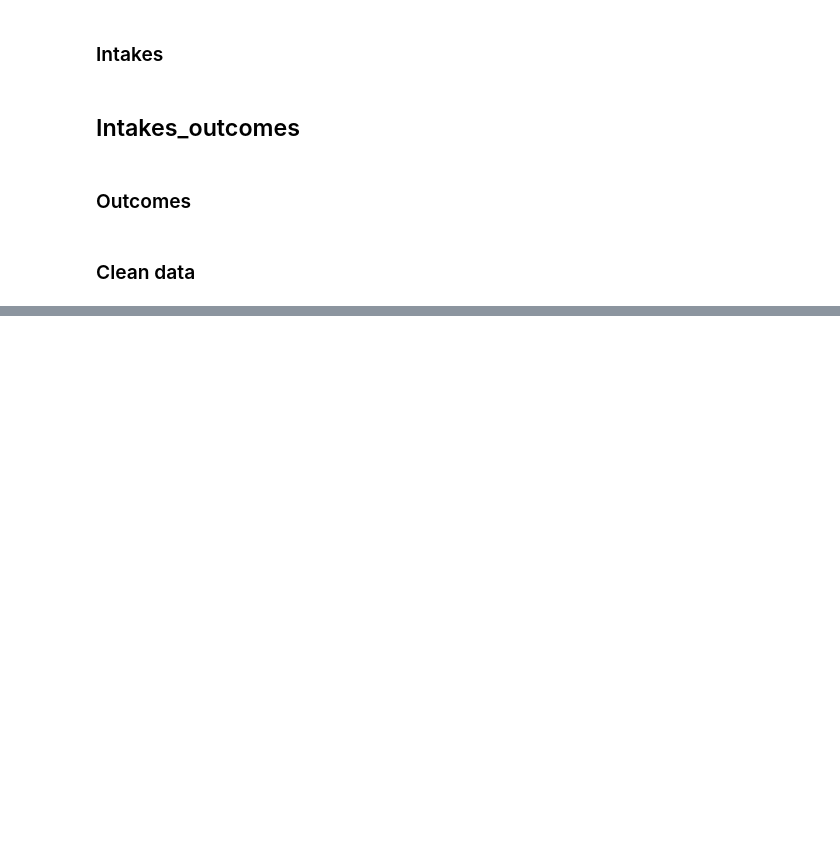
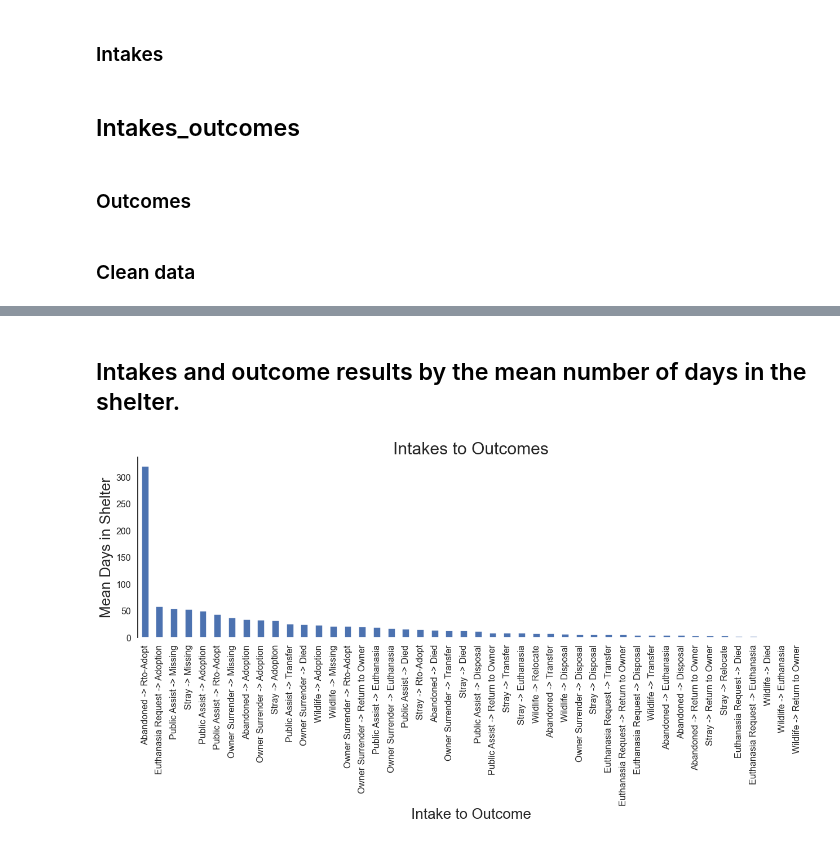
Before and after one commit to BZaldua/animal-shelter-AI, a Jupyter notebook: Shelter_Analysis.ipynb, the cells around one changed output, grey strips where cells are left out. Drawn from its saved outputs; the diff is of its cells as text; code cells hidden in the pictures; blank space fills up the shorter version.

```diff
--- a/Shelter_Analysis.ipynb
+++ b/Shelter_Analysis.ipynb
@@ -51,0 +253,18 @@ df_outcomes.drop('monthyear', axis=1, inplace=True)
+# %% [markdown]
+##  Intakes and outcome results by the mean number of days in the shelter.
+# %%
+in_out_df['time_in_shelter'] = pd.to_timedelta(in_out_df['time_in_shelter'])
+in_out_df['time_in_shelter_days'] = in_out_df['time_in_shelter'].dt.total_seconds() / (24 * 60 * 60)
+# %%
+intake_outcome_days = in_out_df.groupby('Intake_Outcome')['time_in_shelter_days'].mean().sort_values(ascending=False).plot(kind='bar',
+                                                                                                                        fontsize=16,
+                                                                                                                        figsize=(18, 10))
+
+intake_outcome_days.set_ylabel('Mean Days in Shelter', fontsize=26)
+intake_outcome_days.set_xlabel('Intake to Outcome', fontsize=26)
+intake_outcome_days.set_title('Intakes to Outcomes', fontsize=30)
+
+plt.tight_layout()
+sns.despine(bottom=True)
+# %% [output]
+[figure, added]
```
Also changed, not shown: parts of 32 cells of this notebook.
